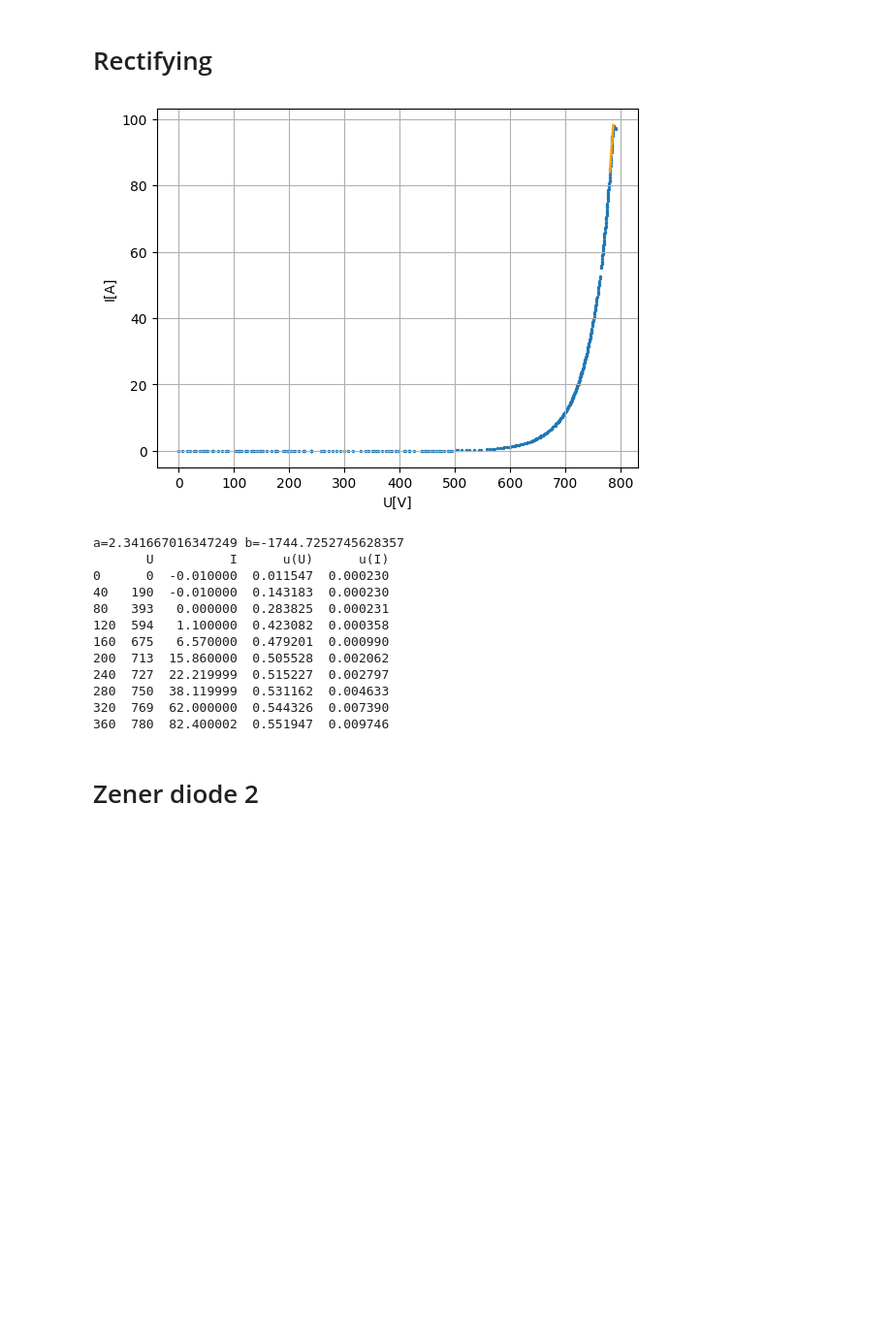
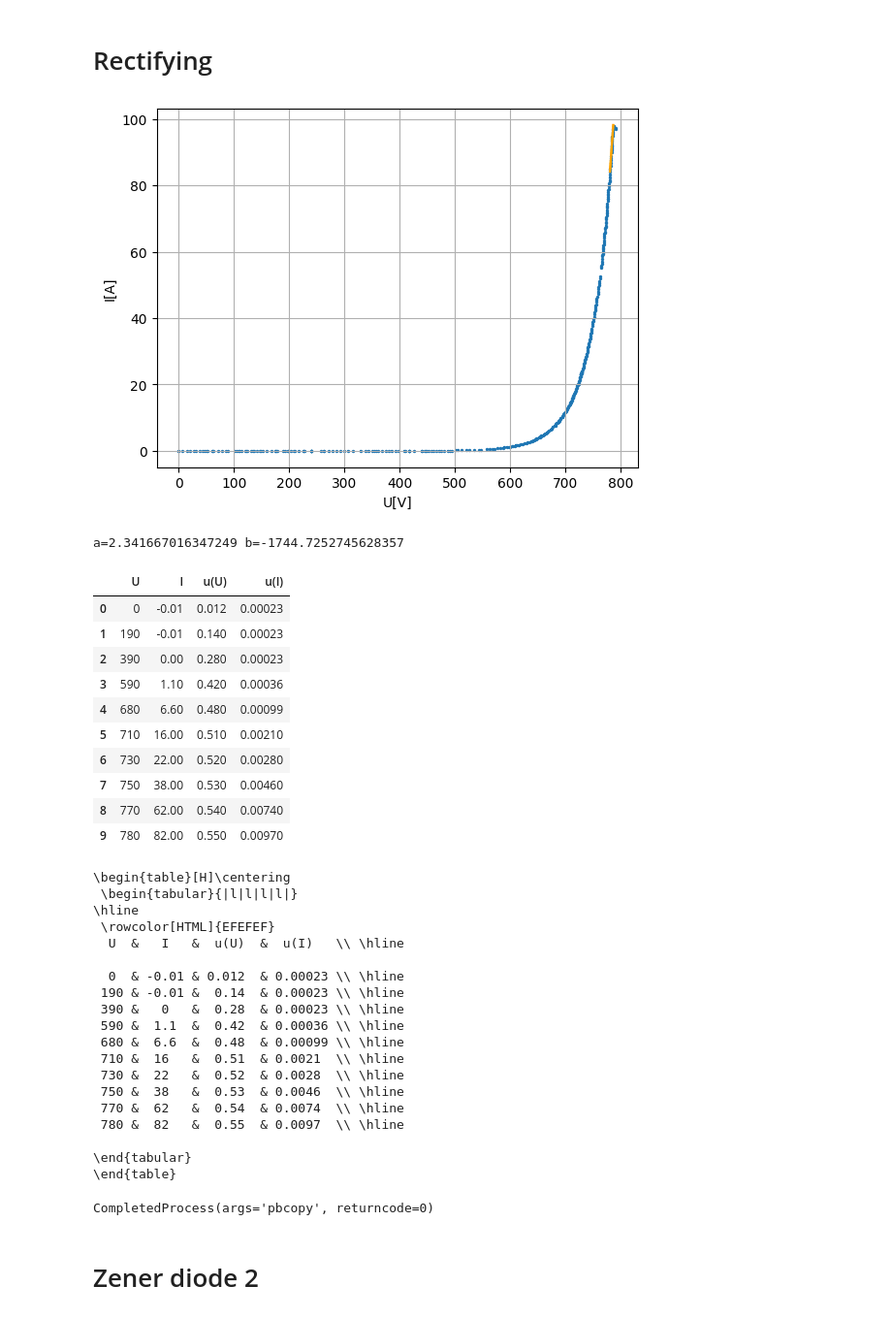
Before and after one commit to ikrzywda/air-cs, a Jupyter notebook: fizyka-3.3/zener-diode/notebook.ipynb, the cells around one changed output. Shown at 97% size. Saved outputs shown, nothing was run; the diff lists cells and outputs as text; code cells hidden in the pictures; blank space fills up the shorter version.

```diff
--- a/fizyka-3.3/zener-diode/notebook.ipynb
+++ b/fizyka-3.3/zener-diode/notebook.ipynb
@@ -99,27 +134,56 @@ def sample_data_presentation(df_1: pd.DataFrame, df_2: pd.DataFrame) -> pd.DataF
 # %% [markdown]
 # Rectifying
 # %%
+from sigfig import round
+import subprocess
+from tabulate import tabulate
+import re
+
+
 data = prepare_data("data/multimeter_data/sanitized/rectifying.csv")
 sample = get_sample_data(data, 40)
 
 linear_regression_coeffs = plot_with_regression(data)
 
 print(linear_regression_coeffs)
-display(sample)
+rounded = sample.applymap(lambda x: round(x, sigfigs=2))
+rounded.reset_index(inplace=True, drop=True)
+
+display(rounded)
 # %% [output]
 [figure]
 a=2.341667016347249 b=-1744.7252745628357
-       U          I      u(U)      u(I)
-0      0  -0.010000  0.011547  0.000230
-40   190  -0.010000  0.143183  0.000230
-80   393   0.000000  0.283825  0.000231
-120  594   1.100000  0.423082  0.000358
-160  675   6.570000  0.479201  0.000990
-200  713  15.860000  0.505528  0.002062
-240  727  22.219999  0.515227  0.002797
-280  750  38.119999  0.531162  0.004633
-320  769  62.000000  0.544326  0.007390
-360  780  82.400002  0.551947  0.009746
+|  | U | I | u(U) | u(I) |
+| 0 | 0 | -0.01 | 0.012 | 0.00023 |
+| 1 | 190 | -0.01 | 0.140 | 0.00023 |
+| 2 | 390 | 0.00 | 0.280 | 0.00023 |
+| 3 | 590 | 1.10 | 0.420 | 0.00036 |
+| 4 | 680 | 6.60 | 0.480 | 0.00099 |
+| 5 | 710 | 16.00 | 0.510 | 0.00210 |
+| 6 | 730 | 22.00 | 0.520 | 0.00280 |
+| 7 | 750 | 38.00 | 0.530 | 0.00460 |
+| 8 | 770 | 62.00 | 0.540 | 0.00740 |
+| 9 | 780 | 82.00 | 0.550 | 0.00970 |
+\begin{table}[H]\centering
+ \begin{tabular}{|l|l|l|l|}
+\hline
+ \rowcolor[HTML]{EFEFEF}
+  U  &   I   &  u(U)  &  u(I)   \\ \hline
+
+  0  & -0.01 & 0.012  & 0.00023 \\ \hline
+ 190 & -0.01 &  0.14  & 0.00023 \\ \hline
+ 390 &   0   &  0.28  & 0.00023 \\ \hline
+ 590 &  1.1  &  0.42  & 0.00036 \\ \hline
+ 680 &  6.6  &  0.48  & 0.00099 \\ \hline
+ 710 &  16   &  0.51  & 0.0021  \\ \hline
+ 730 &  22   &  0.52  & 0.0028  \\ \hline
+ 750 &  38   &  0.53  & 0.0046  \\ \hline
+ 770 &  62   &  0.54  & 0.0074  \\ \hline
+ 780 &  82   &  0.55  & 0.0097  \\ \hline
+
+\end{tabular}
+\end{table}
+CompletedProcess(args='pbcopy', returncode=0)
 # %% [markdown]
 # Zener diode 2
 # %%
```
Also changed, not shown: parts of 5 cells of this notebook, 15 other files.
